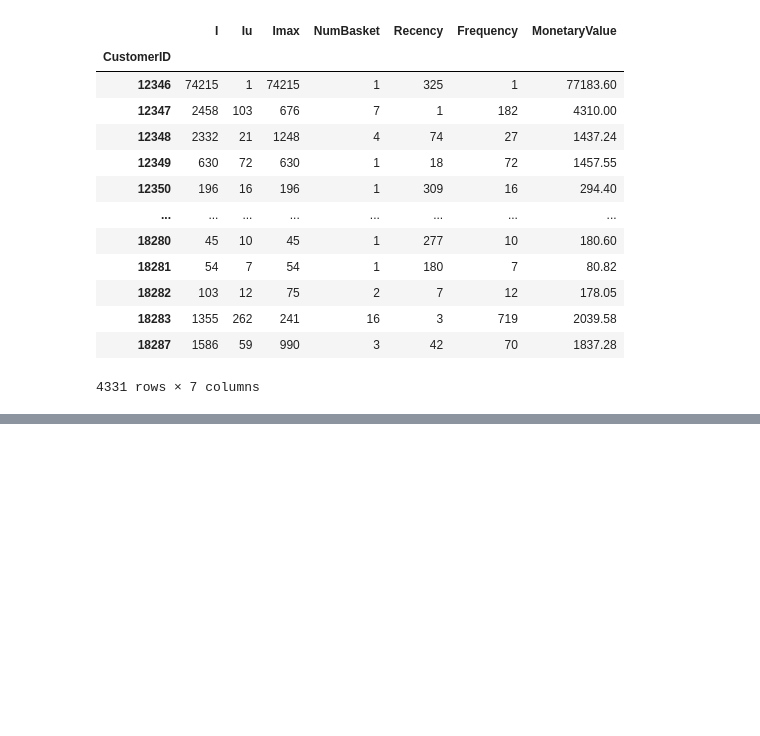
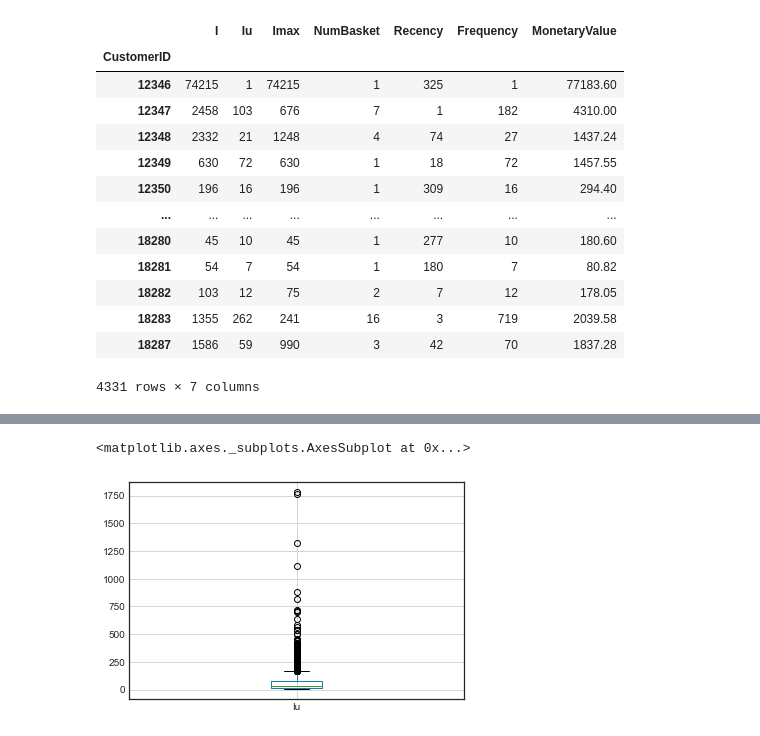
Before and after one commit to saramont/customer_supermarket_analysis, a Jupyter notebook: data_transformation.ipynb, the cells around one changed output, grey strips where cells are left out. Saved outputs shown, nothing was run; the diff lists cells and outputs as text; code cells hidden in the pictures; blank space fills up the shorter version.

```diff
--- a/data_transformation.ipynb
+++ b/data_transformation.ipynb
@@ -154,0 +156,5 @@ df_customer
+# %%
+df_customer.boxplot(column='Iu')
+# %% [output]
+<matplotlib.axes._subplots.AxesSubplot at 0x...>
+[figure, added]
```
Also changed, not shown: parts of 22 cells of this notebook.
